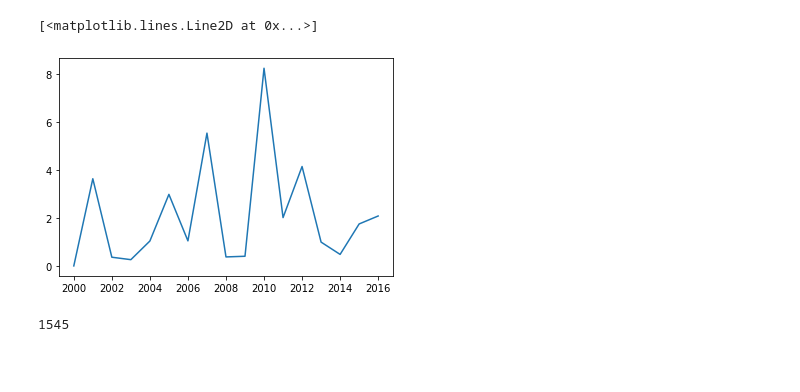
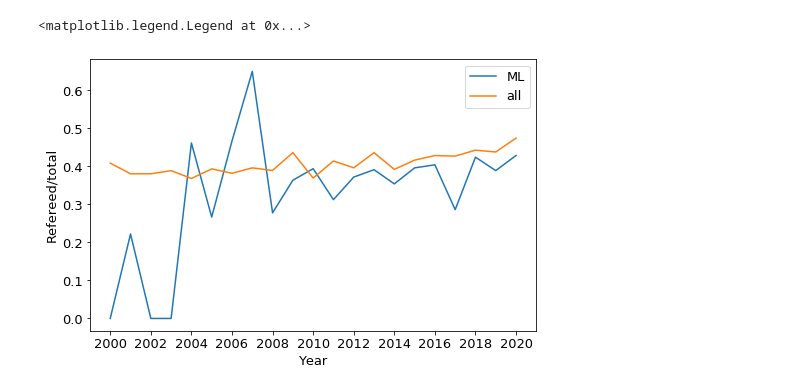
Before and after one commit to ShrRa/thesis_astroML, a Jupyter notebook: refereedVsNonRefereed.ipynb, the cells around one changed output. Saved outputs shown, nothing was run; the diff lists cells and outputs as text; code cells hidden in the pictures; blank space fills up the shorter version.

```diff
--- a/refereedVsNonRefereed.ipynb
+++ b/refereedVsNonRefereed.ipynb
@@ -90,13 +103,17 @@ plt.plot(statByYears['year'],statByYears['ML refereed']/statByYears['ML non refe
-# %%
-plt.plot(statByYears['year'],statByYears['all refereed']/statByYears['all non refereed'])
-# %% [output]
-[<matplotlib.lines.Line2D at 0x...>]
-[figure, removed]
-# %%
-searchCriteria=('year:2016','database:astronomy','property:refereed')
-requester.setParams(searchCriteria)
-requester.loadData()
-count=len(requester.response.json()['response']['docs'])
-count
-# %% [output]
-1545
+# %%
+plt.rcParams.update({'font.size': 13})
+fig,axs=plt.subplots(1,1,figsize=(8,5))
+axs.plot(statByYears['year'],
+         statByYears['ML refereed']/(statByYears['ML refereed']+statByYears['ML non refereed']),
+         label="ML")
+axs.plot(statByYears['year'],
+         statByYears['all refereed']/(statByYears['all refereed']+statByYears['all non refereed']),
+         label="all")
+
+axs.xaxis.set_ticks(range(statByYears.iloc[0]['year'], statByYears.iloc[-1]['year']+2, 2))
+axs.set_xlabel('Year')
+axs.set_ylabel('Refereed/total')
+axs.legend()
+# %% [output]
+<matplotlib.legend.Legend at 0x...>
+[figure, added]
```
Also changed, not shown: parts of 11 cells of this notebook, 1 other file.
